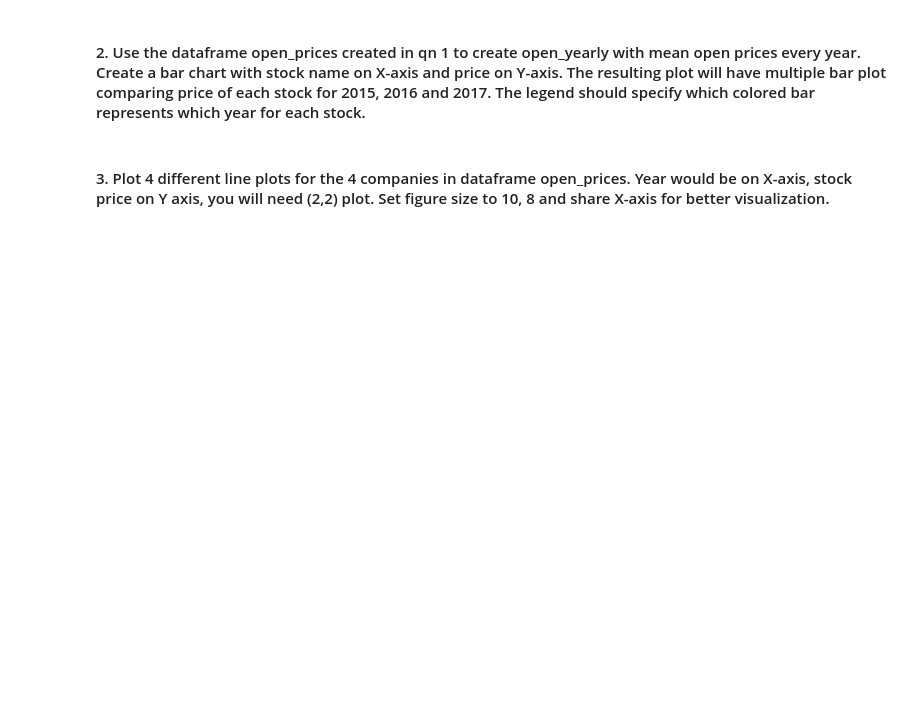
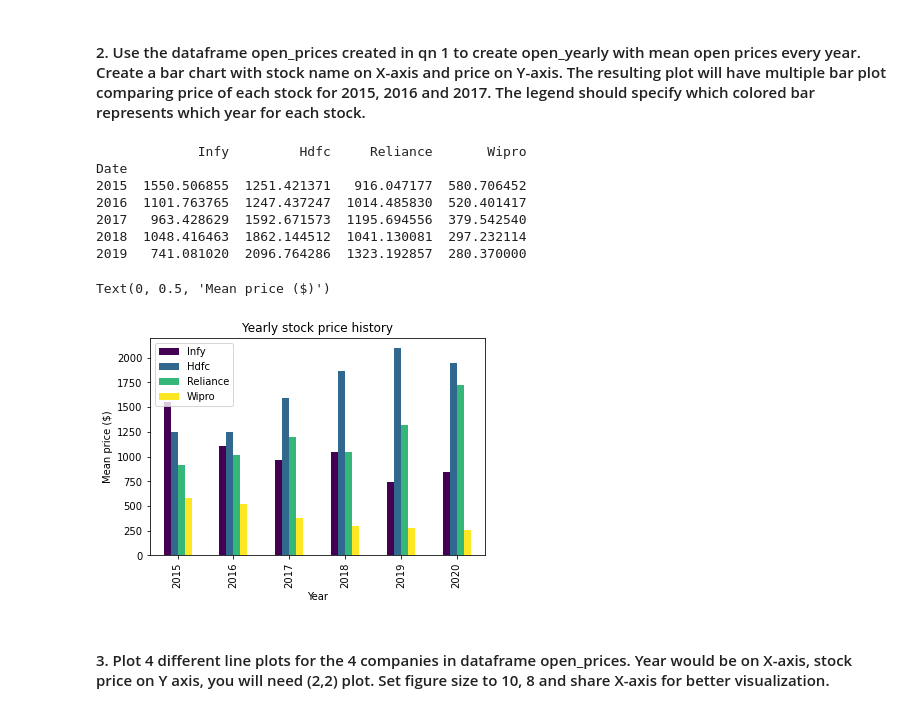
Before and after one commit to claustres/ml-mooc, a Jupyter notebook: Machine Learning/chapter9/DA-Python-week7-Data-Visualization-assignment.ipynb, the cells around one changed output. Saved outputs shown, nothing was run; the diff lists cells and outputs as text; code cells hidden in the pictures; blank space fills up the shorter version.

```diff
--- a/Machine Learning/chapter9/DA-Python-week7-Data-Visualization-assignment.ipynb
+++ b/Machine Learning/chapter9/DA-Python-week7-Data-Visualization-assignment.ipynb
@@ -55,4 +62,22 @@ open_prices.head()
 # %% [markdown]
 #### 2. Use the dataframe open_prices created in qn 1 to create open_yearly with mean open prices every year. Create a bar chart with stock name on X-axis and price on Y-axis. The resulting plot will have multiple bar plot comparing price of each stock for 2015, 2016 and 2017. The legend should specify which colored bar represents which year for each stock.
+# %%
+open_yearly_prices = open_prices.copy()
+# Pandas has built-in support for datetime aggregation
+open_yearly_prices = open_yearly_prices.groupby(open_yearly_prices.index.year).mean()
+print(open_yearly_prices.head())
+axes = open_yearly_prices.plot.bar(colormap = 'viridis', title='Yearly stock price history')
+axes.set_xlabel('Year')
+axes.set_ylabel('Mean price ($)')
+# %% [output]
+             Infy         Hdfc     Reliance       Wipro
+Date
+2015  1550.506855  1251.421371   916.047177  580.706452
+2016  1101.763765  1247.437247  1014.485830  520.401417
+2017   963.428629  1592.671573  1195.694556  379.542540
+2018  1048.416463  1862.144512  1041.130081  297.232114
+2019   741.081020  2096.764286  1323.192857  280.370000
+Text(0, 0.5, 'Mean price ($)')
+[figure, added]
 # %% [markdown]
 #### 3. Plot 4 different line plots for the 4 companies in dataframe open_prices. Year would be on X-axis, stock price on Y axis, you will need (2,2) plot. Set figure size to 10, 8 and share X-axis for better visualization.
```
Also changed, not shown: parts of 6 cells of this notebook.
